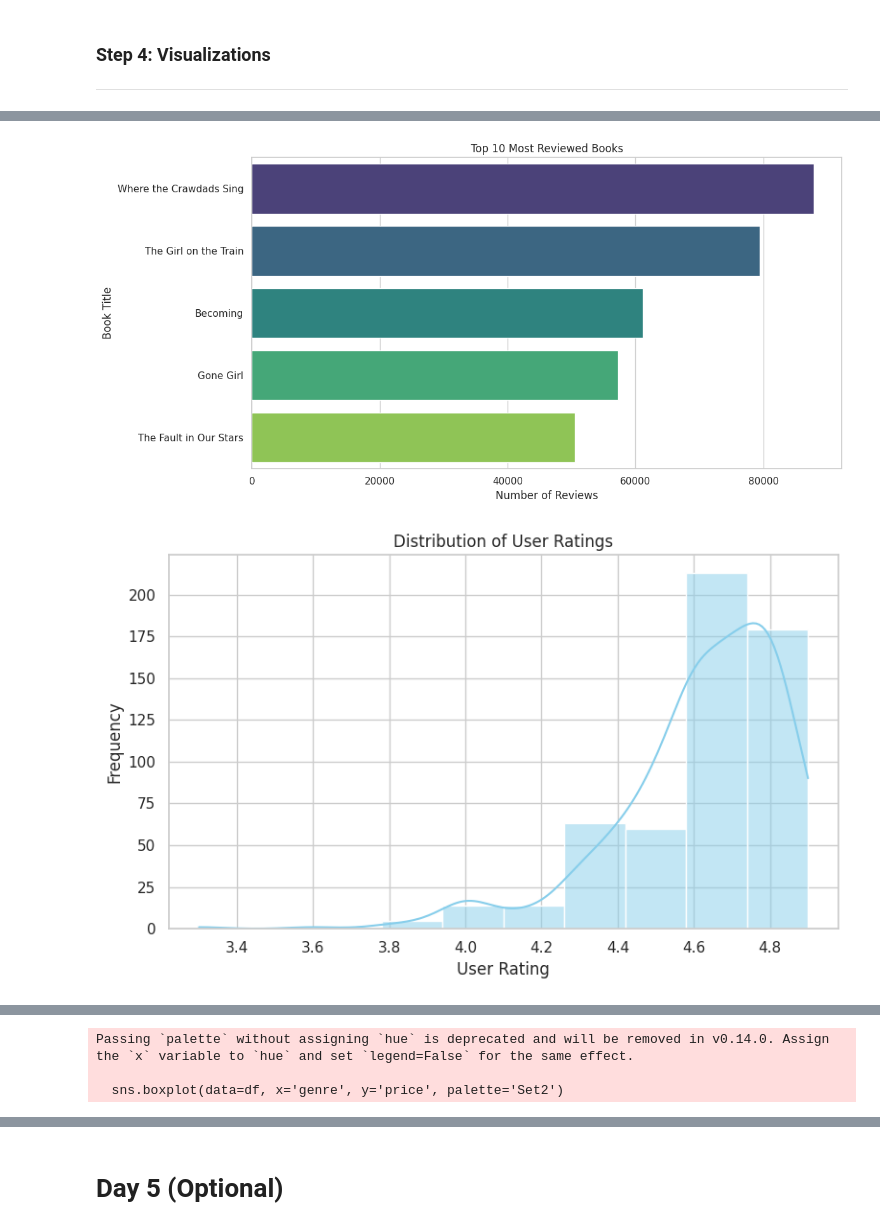
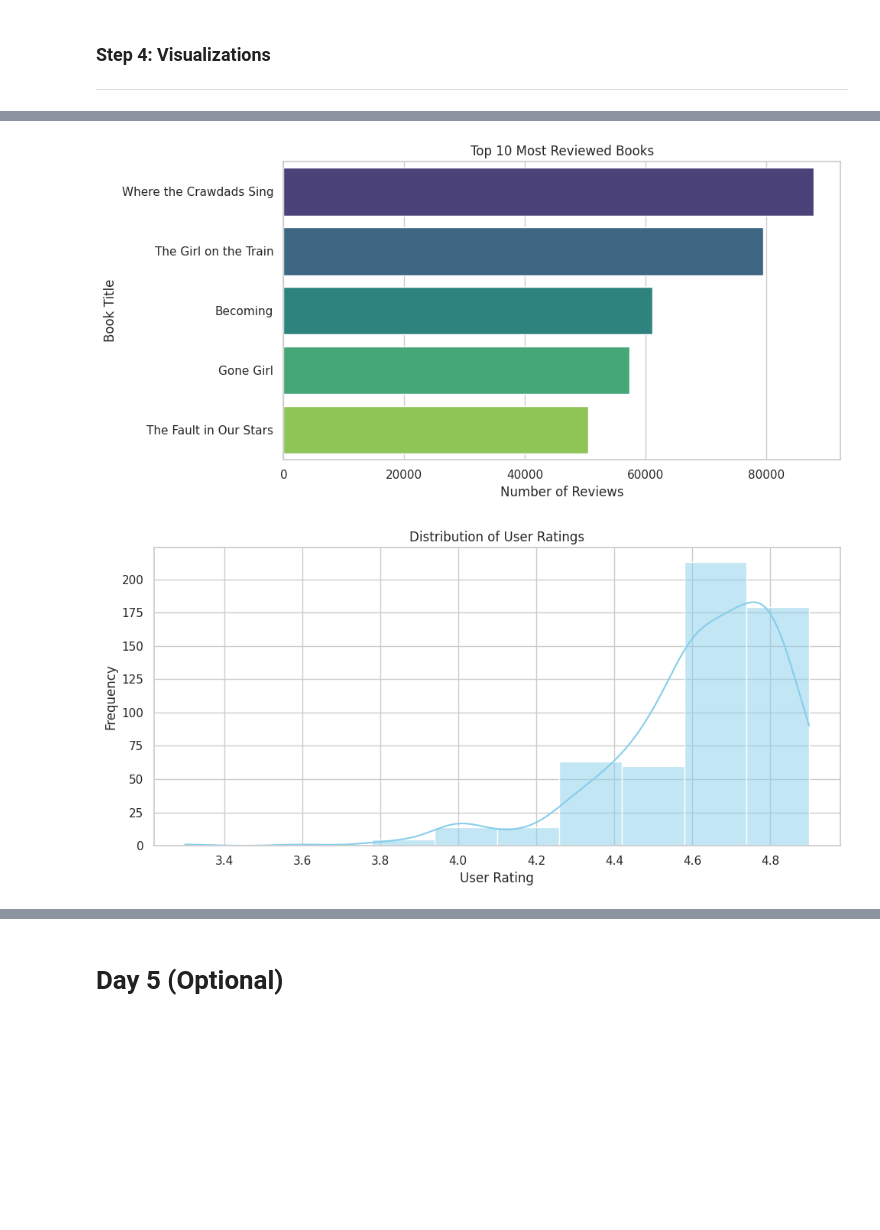
Before and after one commit to devarajma/Internship, a Jupyter notebook: BestSeller.ipynb, the cells around one changed output, grey strips where cells are left out. Drawn from its saved outputs; the diff is of its cells as text; code cells hidden in the pictures; blank space fills up the shorter version.

```diff
--- a/BestSeller.ipynb
+++ b/BestSeller.ipynb
@@ -116,8 +114,8 @@ import seaborn as sns
 import matplotlib.pyplot as plt
 
 
-top_books = df.sort_values(by='reviews', ascending=False).head(10)
-plt.figure(figsize=(12,6))
+top_books = df.groupby(by='name')['reviews'].sum().sort_values(ascending=False).reset_index().head()
+plt.figure(figsize=(8,4))
 sns.barplot(data=top_books, x='reviews', y='name',hue='name' ,palette='viridis', legend=False)
 plt.title('Top 10 Most Reviewed Books')
 plt.xlabel('Number of Reviews')
@@ -257,0 +309,3 @@ cdf.head()
+# %%
+ndf = df.copy()
+ndf.head()
@@ -304,3 +342,8 @@ cdf['estimated_revenue'] = cdf['estimated_sales'] * df['price']
+# %%
+# Assume: For every 100 purchases, ~1 person leaves a review (industry average review rate ≈ 1%)
+ndf['estimated_sales'] = ndf['reviews'] * 10
+
+ndf['estimated_revenue'] = ndf['estimated_sales'] * df['price']
 # %%
 ndf.shape[0]
 # %% [output]
@@ -372,46 +411,56 @@ print(top_revenue_books)
 sns.set(style="whitegrid")
 
 # Plot 1: Top 10 Books by Estimated Revenue
-top10_revenue = cdf.sort_values(by='estimated_revenue', ascending=False).head(10)
-plt.figure(figsize=(12, 6))
+top10_revenue = ndf.sort_values(by='estimated_revenue', ascending=False).head(10)
+plt.figure(figsize=(10, 5))
 sns.barplot(data=top10_revenue, y='name', x='estimated_revenue', hue='name',legend=False, palette='Blues_d')
 plt.title("Top 10 Books by Estimated Revenue")
-plt.xlabel("Estimated Revenue")
+plt.xlabel("Estimated Revenue (in Millions)")
 plt.ylabel("Book Title")
+plt.margins(y=.1)
+locs, labels = plt.xticks()
+new_labels = [f'{loc/1000000:.1f}m' for loc in locs]
+plt.xticks(locs, new_labels)
+plt.yticks(fontsize=8)
 plt.tight_layout()
 plt.show()
+print('\n')
+
 
 # Plot 2:  Top 10 Most reviewed Books
-plt.figure(figsize=(12,6))
+plt.figure(figsize=(10, 5))
 sns.barplot(data=top_books, x='reviews', y='name',hue='name',legend=False, palette='viridis')
 plt.title('Top 10 Most Reviewed Books')
 plt.xlabel('Number of Reviews')
 plt.ylabel('Book Title')
 plt.tight_layout()
 plt.show()
+print('\n')
 
 
 # Plot 3: Distribution of User Ratings
-plt.figure(figsize=(8, 5))
+plt.figure(figsize=(10, 5))
 sns.histplot(df['user_rating'], bins=10, kde=True, color='skyblue')
 plt.title("Distribution of User Ratings")
 plt.xlabel("User Rating")
 plt.ylabel("Frequency")
 plt.tight_layout()
 plt.show()
+print('\n')
 
 # Plot 4: Rating vs. Reviews (by Genre)
-plt.figure(figsize=(10, 6))
+plt.figure(figsize=(10, 5))
 sns.scatterplot(data=df, x='reviews', y='user_rating', hue='genre')
 plt.title("User Rating vs. Number of Reviews by Genre")
 plt.xlabel("Reviews")
 plt.ylabel("User Rating")
 plt.tight_layout()
 plt.show()
+print('\n')
 
 # Plot 5: Genre vs. Average Price
-plt.figure(figsize=(8, 5))
-sns.boxplot(data=df, x='genre', y='price', palette='Set2')
+plt.figure(figsize=(10, 5))
+sns.boxplot(data=df, x='genre', y='price',hue= 'genre', palette='Set2')
 plt.title("Book Price Distribution by Genre")
 plt.xlabel("Genre")
 plt.ylabel("Price")
@@ -422,2 +471,2 @@ plt.show()
-[figure, old version]
+[figure, new version]
-[figure, old version]
+[figure, new version]
@@ -425,3 +473,0 @@ plt.show()
-Passing `palette` without assigning `hue` is deprecated and will be removed in v0.14.0. Assign the `x` variable to `hue` and set `legend=False` for the same effect.
-
-  sns.boxplot(data=df, x='genre', y='price', palette='Set2')
```
Also changed, not shown: parts of 53 cells of this notebook.
